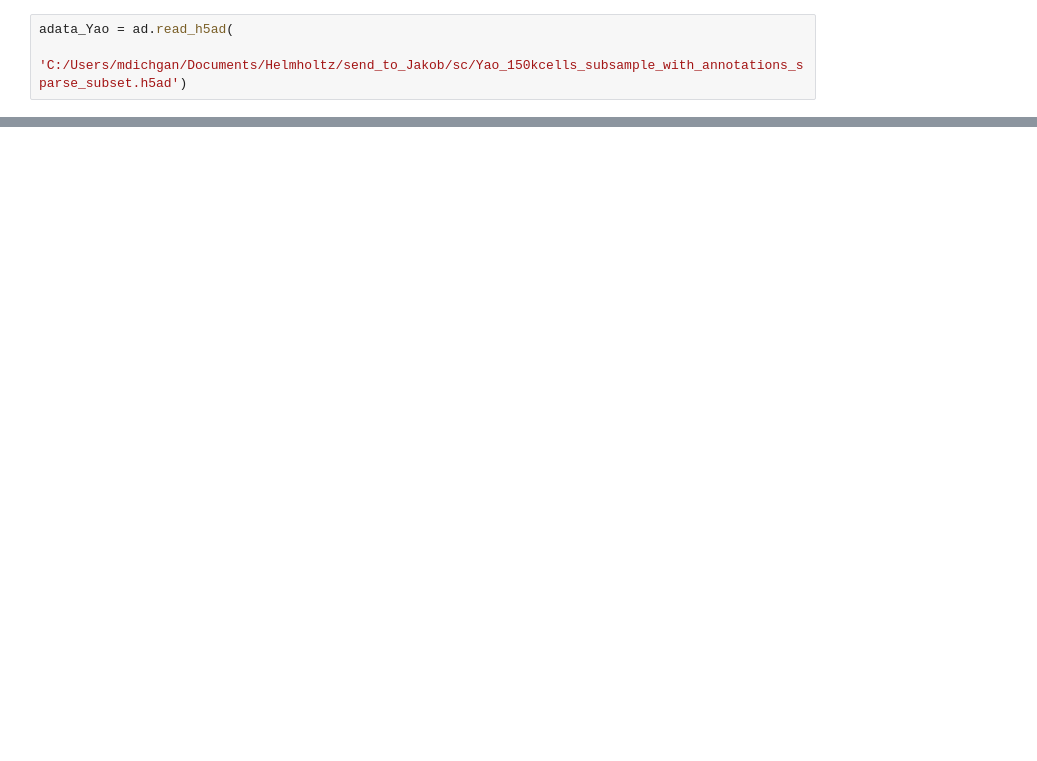
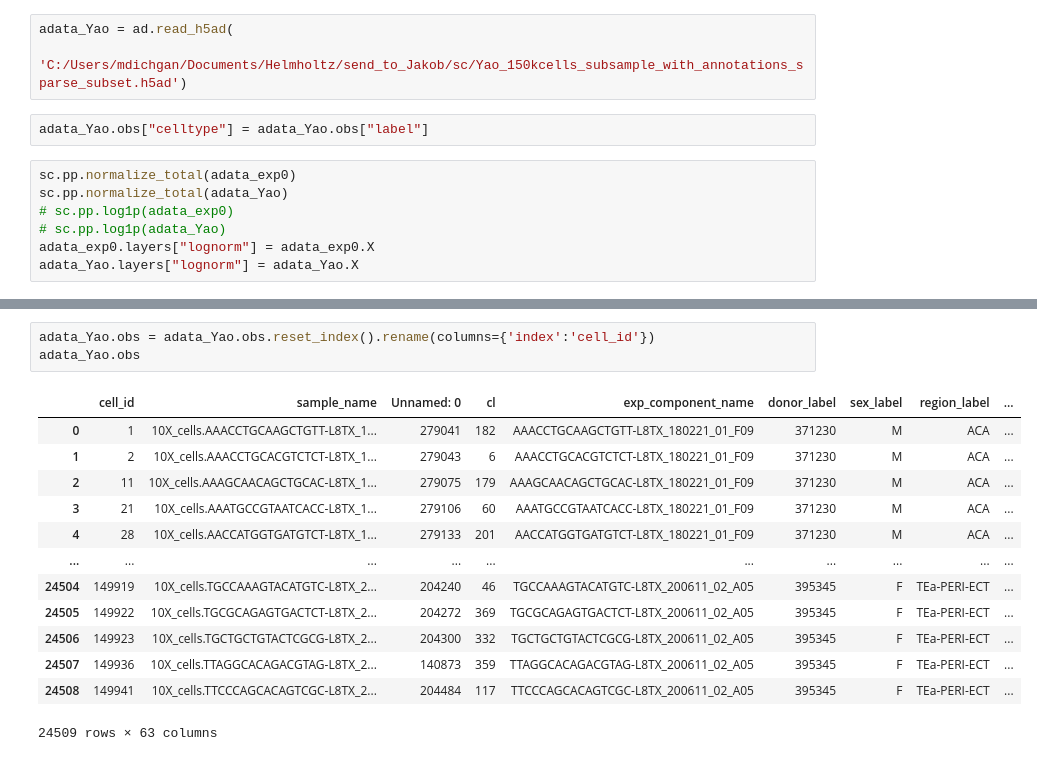
Before and after one commit to j-dichgans/my_txsim, a Jupyter notebook: coembedding_local.ipynb, the cells around one changed output, grey strips where cells are left out. Cells and saved outputs as stored; diff of their text form; blank space fills up the shorter version.

```diff
--- a/coembedding_local.ipynb
+++ b/coembedding_local.ipynb
@@ -14,4 +10,13 @@ adata_exp0.layers["lognorm"] = adata_exp0.X
 # %%
 adata_Yao = ad.read_h5ad(
     'C:/Users/mdichgan/Documents/Helmholtz/send_to_Jakob/sc/Yao_150kcells_subsample_with_annotations_sparse_subset.h5ad')
+# %%
+adata_Yao.obs["celltype"] = adata_Yao.obs["label"]
+# %%
+sc.pp.normalize_total(adata_exp0)
+sc.pp.normalize_total(adata_Yao)
+# sc.pp.log1p(adata_exp0)
+# sc.pp.log1p(adata_Yao)
+adata_exp0.layers["lognorm"] = adata_exp0.X
+adata_Yao.layers["lognorm"] = adata_Yao.X
 # %%
@@ -62,2 +69,19 @@ NameError: name 'AnnData' is not defined
+# %%
+adata_Yao.obs = adata_Yao.obs.reset_index().rename(columns={'index':'cell_id'})
+adata_Yao.obs
+# %% [output]
+|  | cell_id | sample_name | Unnamed: 0 | cl | exp_component_name | donor_label | sex_label | region_label | ... |
+| 0 | 1 | 10X_cells.AAACCTGCAAGCTGTT-L8TX_1... | 279041 | 182 | AAACCTGCAAGCTGTT-L8TX_180221_01_F09 | 371230 | M | ACA | ... |
+| 1 | 2 | 10X_cells.AAACCTGCACGTCTCT-L8TX_1... | 279043 | 6 | AAACCTGCACGTCTCT-L8TX_180221_01_F09 | 371230 | M | ACA | ... |
+| 2 | 11 | 10X_cells.AAAGCAACAGCTGCAC-L8TX_1... | 279075 | 179 | AAAGCAACAGCTGCAC-L8TX_180221_01_F09 | 371230 | M | ACA | ... |
+| 3 | 21 | 10X_cells.AAATGCCGTAATCACC-L8TX_1... | 279106 | 60 | AAATGCCGTAATCACC-L8TX_180221_01_F09 | 371230 | M | ACA | ... |
+| 4 | 28 | 10X_cells.AACCATGGTGATGTCT-L8TX_1... | 279133 | 201 | AACCATGGTGATGTCT-L8TX_180221_01_F09 | 371230 | M | ACA | ... |
+| ... | ... | ... | ... | ... | ... | ... | ... | ... | ... |
+| 24504 | 149919 | 10X_cells.TGCCAAAGTACATGTC-L8TX_2... | 204240 | 46 | TGCCAAAGTACATGTC-L8TX_200611_02_A05 | 395345 | F | TEa-PERI-ECT | ... |
+| 24505 | 149922 | 10X_cells.TGCGCAGAGTGACTCT-L8TX_2... | 204272 | 369 | TGCGCAGAGTGACTCT-L8TX_200611_02_A05 | 395345 | F | TEa-PERI-ECT | ... |
+| 24506 | 149923 | 10X_cells.TGCTGCTGTACTCGCG-L8TX_2... | 204300 | 332 | TGCTGCTGTACTCGCG-L8TX_200611_02_A05 | 395345 | F | TEa-PERI-ECT | ... |
+| 24507 | 149936 | 10X_cells.TTAGGCACAGACGTAG-L8TX_2... | 140873 | 359 | TTAGGCACAGACGTAG-L8TX_200611_02_A05 | 395345 | F | TEa-PERI-ECT | ... |
+| 24508 | 149941 | 10X_cells.TTCCCAGCACAGTCGC-L8TX_2... | 204484 | 117 | TTCCCAGCACAGTCGC-L8TX_200611_02_A05 | 395345 | F | TEa-PERI-ECT | ... |
+24509 rows × 63 columns
 # %%
 #test get_modality_ratio_score
```
Also changed, not shown: parts of 3 cells of this notebook, 1 other file.
